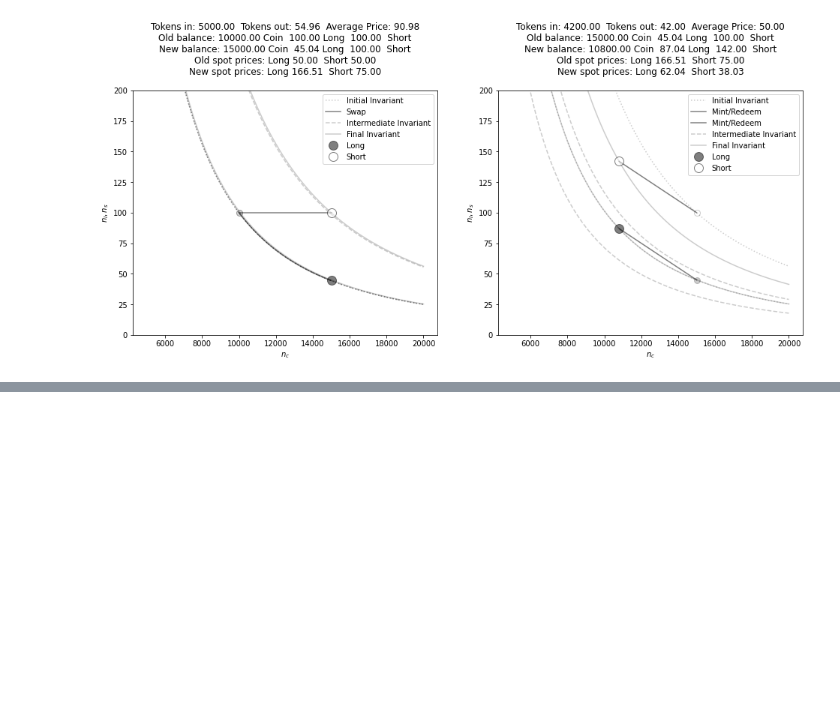
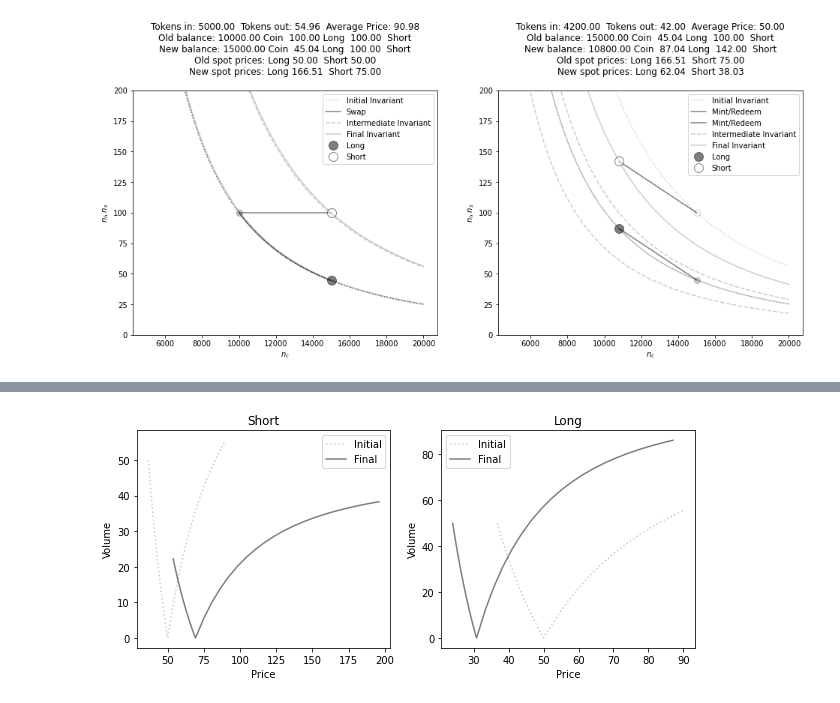
Before and after one commit to fetchai/mettalex-market-maker, a Jupyter notebook: amm_balancer.ipynb, the cells around one changed output, grey strips where cells are left out. Cells and saved outputs as stored; diff of their text form; code cells hidden in the pictures; blank space fills up the shorter version.

```diff
--- a/amm_balancer.ipynb
+++ b/amm_balancer.ipynb
@@ -767,0 +778,5 @@ f.savefig('buy_long_mint.png', bbox_inches='tight')
+# %%
+f = plt.figure(figsize=(10,4))
+_ = plot_action_orderbook(initial_state, 5000, action='swap_from_coin', rebalance=True, to_long=False)
+# %% [output]
+[figure, added]
```
Also changed, not shown: parts of 16 cells of this notebook, 1 other file.
